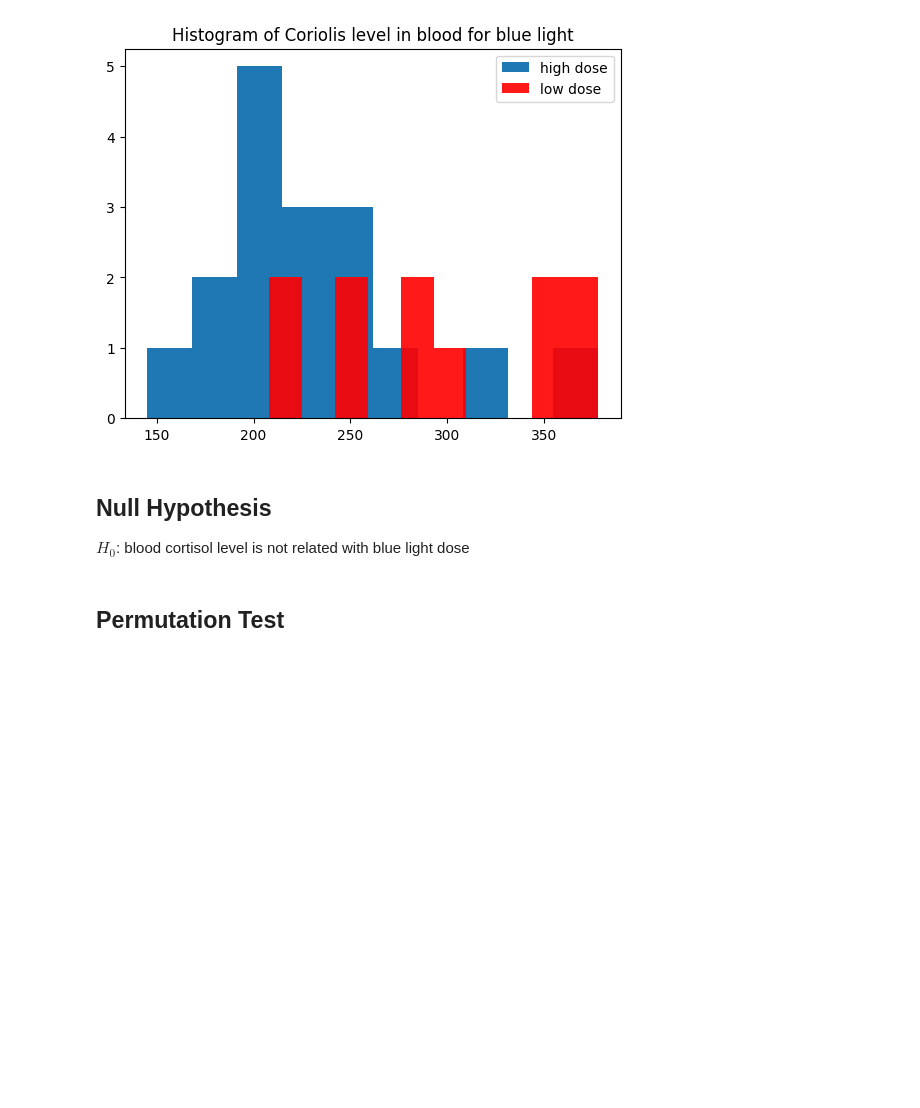
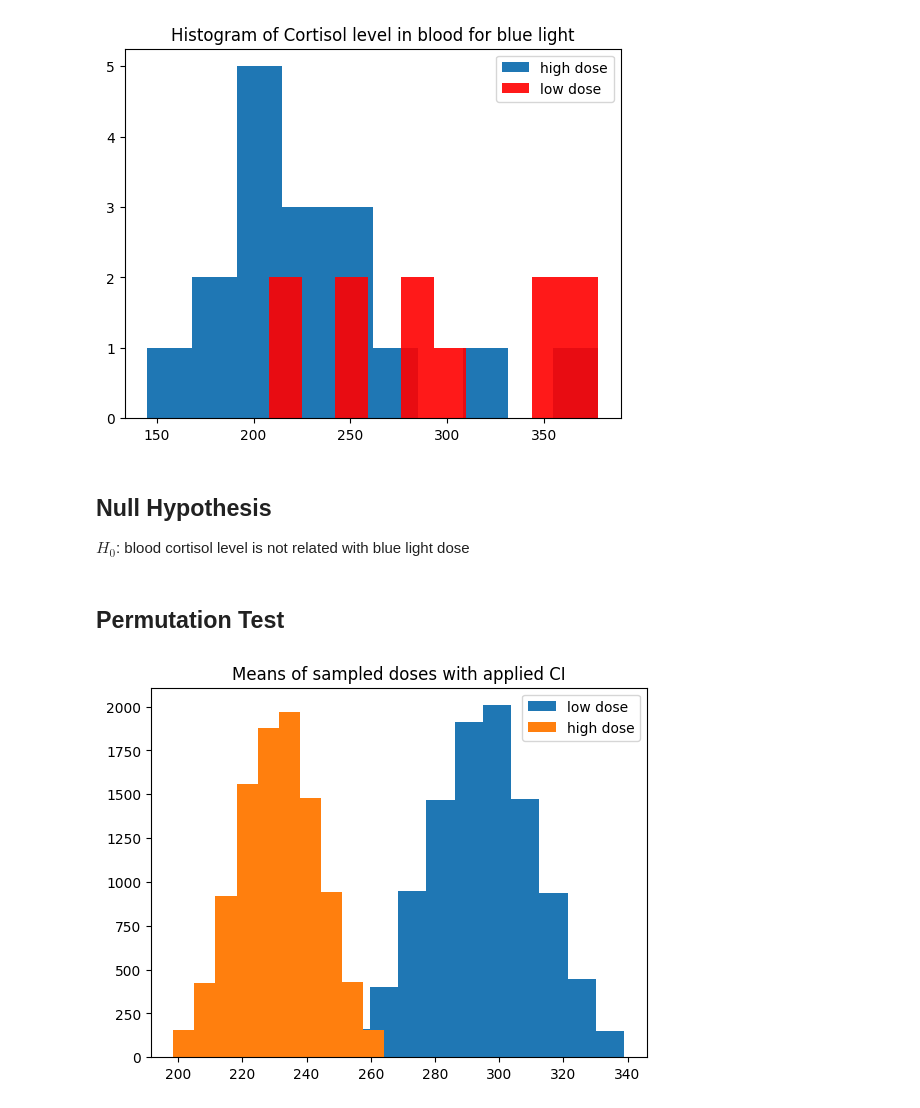
Before and after one commit to xXKeNdAmAmAsTeRXx/Machine-Learning-Tasks, a Jupyter notebook: Resampling_Methods/Statistical_Testing.ipynb, the cells around one changed output. Cells and saved outputs as stored; diff of their text form; code cells hidden in the pictures; blank space fills up the shorter version.

```diff
--- a/Resampling_Methods/Statistical_Testing.ipynb
+++ b/Resampling_Methods/Statistical_Testing.ipynb
@@ -121,10 +121,16 @@ We are given measurments of Cortisol level in blood for high or low dose of blud
 low_dose = np.array([378, 346,245,285,365,245,208,360,296,224,292])
 high_dose = np.array([218,264,211,180,256,240, 261, 205, 145, 195, 187,210,378, 204, 232, 237,310])
 
+low_mean = np.mean(low_dose)
+low_std = np.std(low_dose)
+
+high_mean = np.mean(high_dose)
+high_std = np.std(high_dose)
 
 plt.hist(high_dose, label="high dose")
 plt.hist(low_dose, label="low dose", alpha=0.9, color="red")
 
+print(f"{low_mean=} +/- {low_std}\n{high_mean=} +/- {high_std}")
 plt.title("Histogram of Cortisol level in blood for blue light")
 plt.legend()
 plt.show()
@@ -135,3 +143,29 @@ plt.show()
 $H_0$: blood cortisol level is not related with blue light dose
 # %% [markdown]
 ## Permutation Test
+# %%
+N = int(1e4)
+np.random.seed(42)
+
+all_doses = np.concatenate((low_dose, high_dose))
+
+
+sampled_means_low = []
+sampled_means_high = []
+
+for i in range(N):
+    sampled_means_low.append(np.mean(np.random.normal(loc=low_mean, scale=low_std, size=len(low_dose))))
+    sampled_means_high.append(np.mean(np.random.normal(loc=high_mean, scale=high_std, size=len(high_dose))))
+
+# Apply confidence intervals
+alpha = 0.005
+sampled_means_low = sorted(sampled_means_low)[int(N * alpha):-int(N*alpha)]
+sampled_means_high = sorted(sampled_means_high)[int(N * alpha):-int(N*alpha)]
+
+plt.title("Means of sampled doses with applied CI")
+plt.hist(sampled_means_low, label="low dose")
+plt.hist(sampled_means_high, label="high dose")
+plt.legend()
+plt.show()
+# %% [output]
+[figure, added]
```
Also changed, not shown: parts of 1 cell of this notebook.
